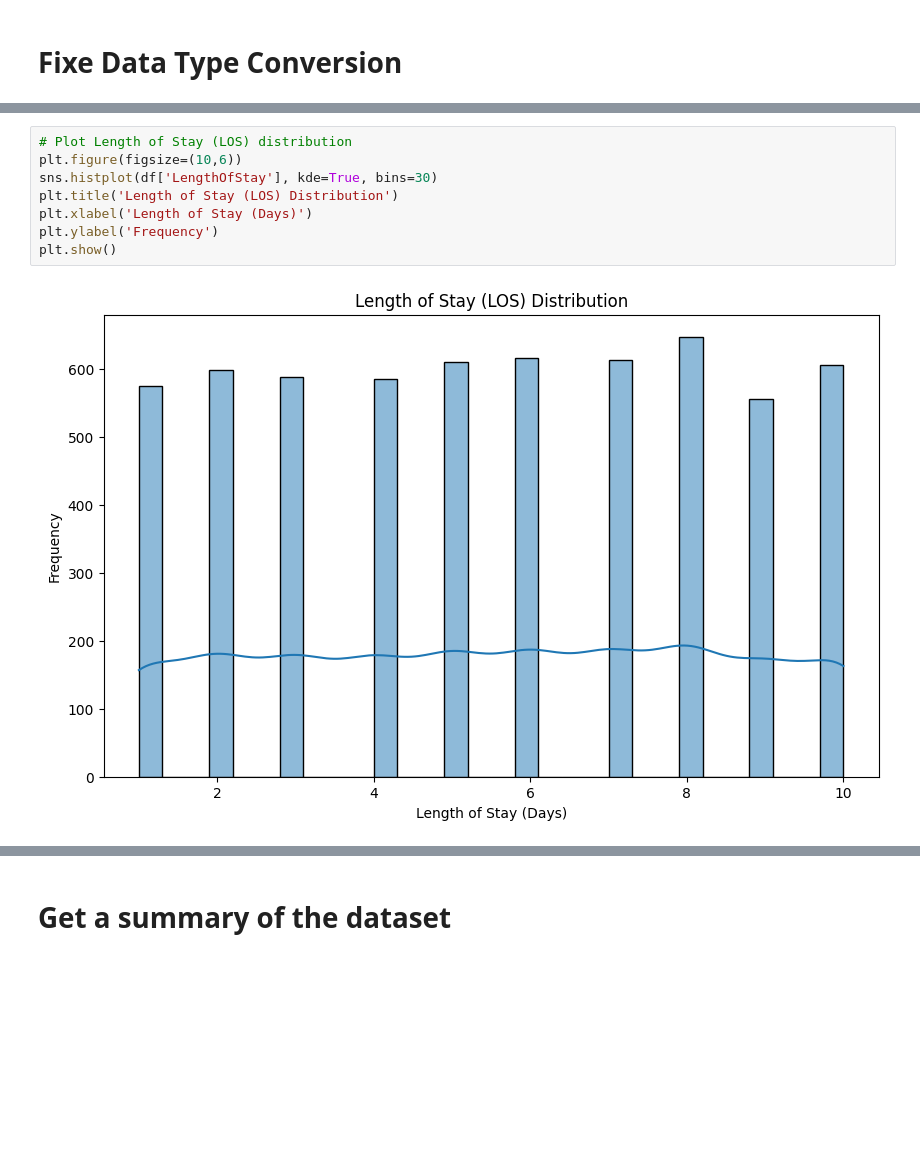
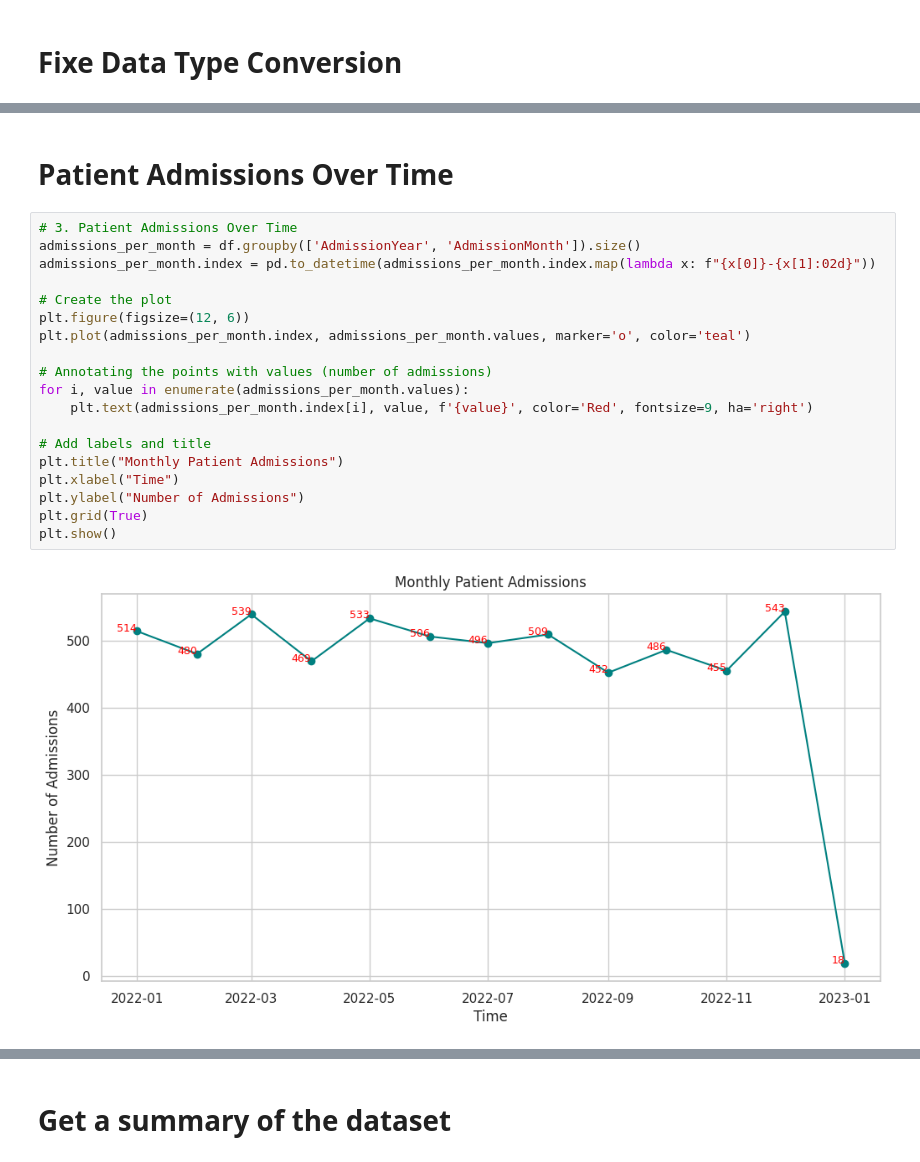
Before and after one commit to Sezo-code/Michine-Learning, a Jupyter notebook: Health_Care_Data_Analytics_2024.ipynb, the cells around one changed output, grey strips where cells are left out. Cells and saved outputs as stored; diff of their text form; blank space fills up the shorter version.

```diff
--- a/Health_Care_Data_Analytics_2024.ipynb
+++ b/Health_Care_Data_Analytics_2024.ipynb
@@ -239,10 +236,23 @@ Department: Pediatrics - Code: 5
-# %%
-# Plot Length of Stay (LOS) distribution
-plt.figure(figsize=(10,6))
-sns.histplot(df['LengthOfStay'], kde=True, bins=30)
-plt.title('Length of Stay (LOS) Distribution')
-plt.xlabel('Length of Stay (Days)')
-plt.ylabel('Frequency')
-plt.show()
-# %% [output]
-[figure, removed]
+# %% [markdown]
+# **Patient Admissions Over Time**
+# %%
+# 3. Patient Admissions Over Time
+admissions_per_month = df.groupby(['AdmissionYear', 'AdmissionMonth']).size()
+admissions_per_month.index = pd.to_datetime(admissions_per_month.index.map(lambda x: f"{x[0]}-{x[1]:02d}"))
+
+# Create the plot
+plt.figure(figsize=(12, 6))
+plt.plot(admissions_per_month.index, admissions_per_month.values, marker='o', color='teal')
+
+# Annotating the points with values (number of admissions)
+for i, value in enumerate(admissions_per_month.values):
+    plt.text(admissions_per_month.index[i], value, f'{value}', color='Red', fontsize=9, ha='right')
+
+# Add labels and title
+plt.title("Monthly Patient Admissions")
+plt.xlabel("Time")
+plt.ylabel("Number of Admissions")
+plt.grid(True)
+plt.show()
+# %% [output]
+[figure, added]
```
Also changed, not shown: parts of 16 cells of this notebook.
